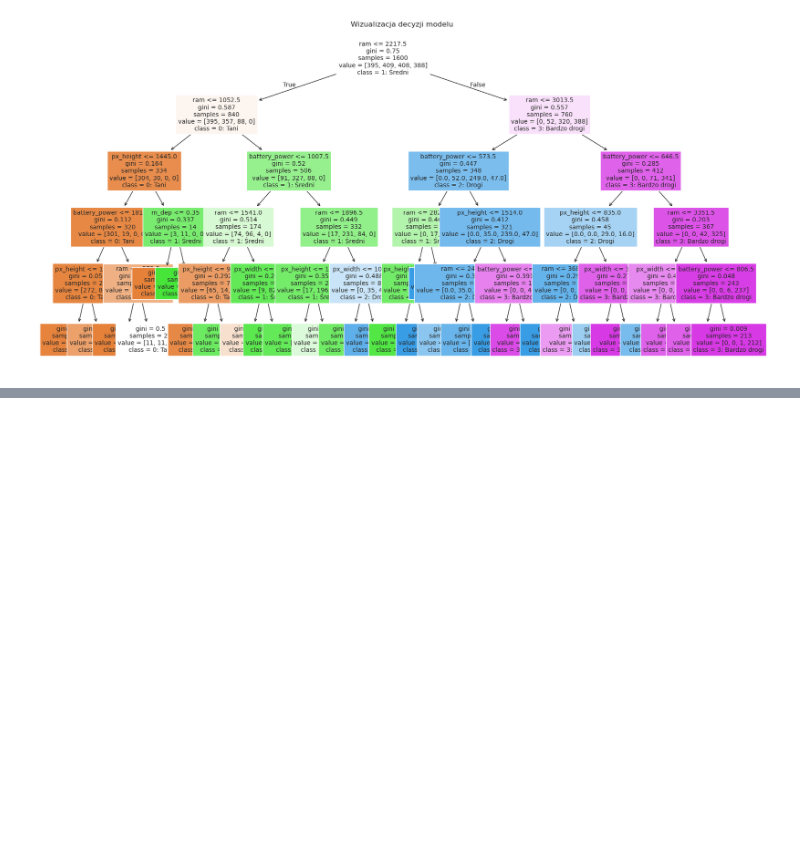
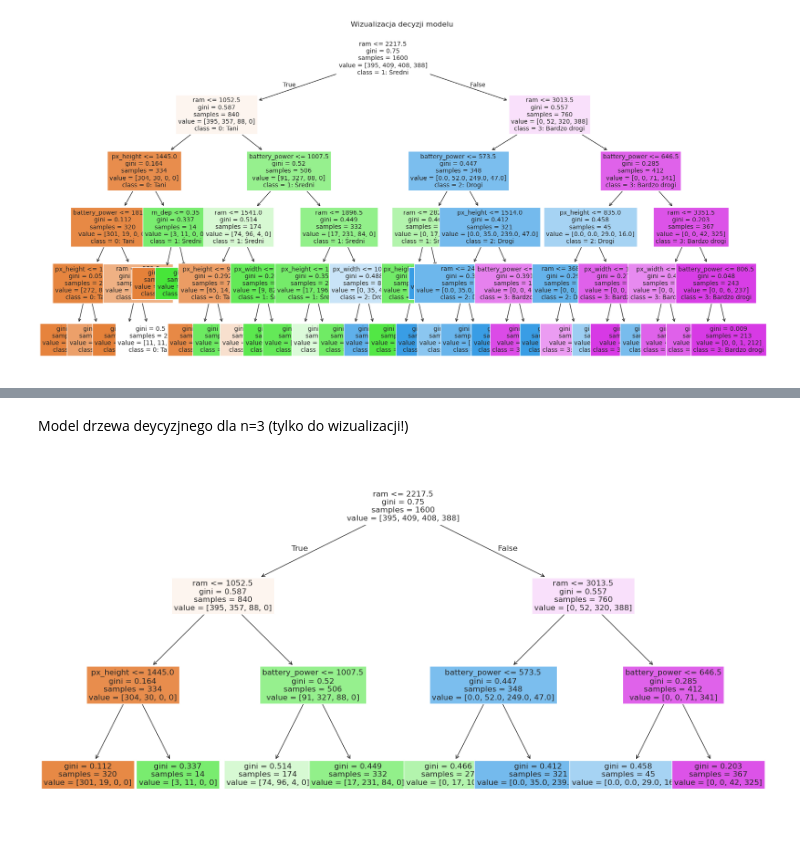
Before and after one commit to Hyoraku/MLAI_Z3, a Jupyter notebook: sample.ipynb, the cells around one changed output, grey strips where cells are left out. Saved outputs shown, nothing was run; the diff lists cells and outputs as text; code cells hidden in the pictures; blank space fills up the shorter version.

```diff
--- a/sample.ipynb
+++ b/sample.ipynb
@@ -129,0 +156,11 @@ plt.show()
+# %% [markdown]
+Model drzewa deycyzjnego dla n=3 (tylko do wizualizacji!)
+# %%
+model_do_zdjecia = DecisionTreeClassifier(max_depth=3, random_state=42)
+model_do_zdjecia.fit(X_train, y_train)
+
+plt.figure(figsize=(20, 10))
+plot_tree(model_do_zdjecia, feature_names=X.columns, filled=True, fontsize=12)
+plt.savefig('drzewo_uproszczone.png', dpi=300)
+# %% [output]
+[figure, added]
```
Also changed, not shown: parts of 5 cells of this notebook.
